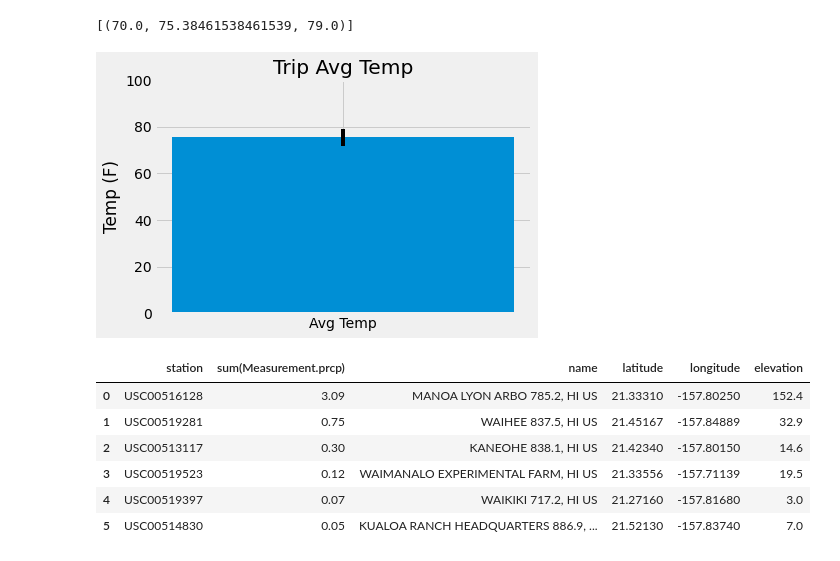
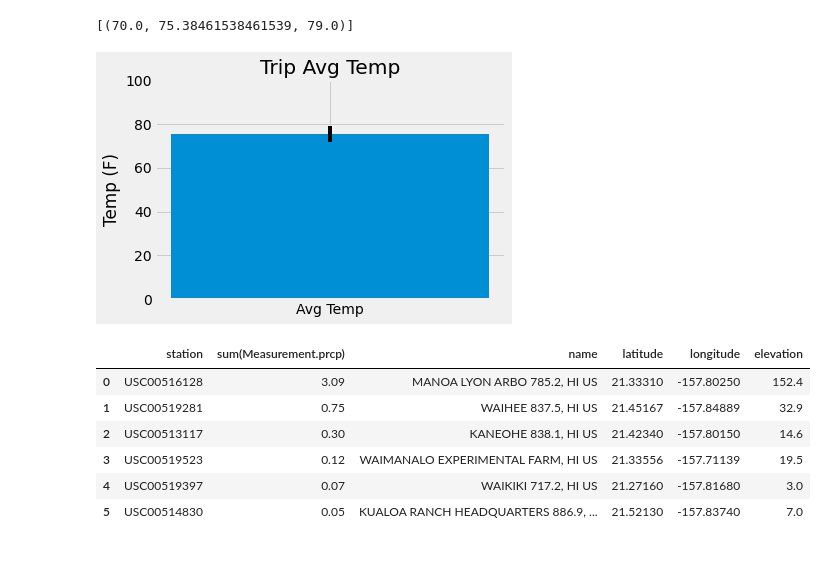
Before and after one commit to potterc22/sqlalchemy-challenge, a Jupyter notebook: climate_starter.ipynb, the cells around one changed output. Saved outputs shown, nothing was run; the diff lists cells and outputs as text; code cells hidden in the pictures.

```diff
--- a/climate_starter.ipynb
+++ b/climate_starter.ipynb
@@ -185,20 +189,22 @@ print(trip_temp_list)
 # %%
 # Plot the results from your previous query as a bar chart.
 # Use "Trip Avg Temp" as your Title
 # Use the average temperature for the y value
 # Use the peak-to-peak (tmax-tmin) value as the y error bar (yerr)
 trip_temps = trip_temp_list[0]
 min_temp = trip_temps[0]
 avg_temp = trip_temps[1]
 max_temp = trip_temps[2]
 error = np.std(trip_temps)
 plt.bar("Avg Temp",avg_temp, align='center', yerr=error)
 plt.ylim(0,100)
 plt.ylabel('Temp (F)')
 plt.title('Trip Avg Temp')
+plt.tight_layout()
+plt.savefig("Images/trip_avg_temp.png")
 plt.show()
 # %% [output]
-[figure, old version]
+[figure, new version]
 # %%
 # Calculate the total amount of rainfall per weather station for your trip dates using the previous year's matching dates.
 # Sort this in descending order by precipitation amount and list the station, name, latitude, longitude, and elevation
```
Also changed, not shown: parts of 3 cells of this notebook, 9 other files.
